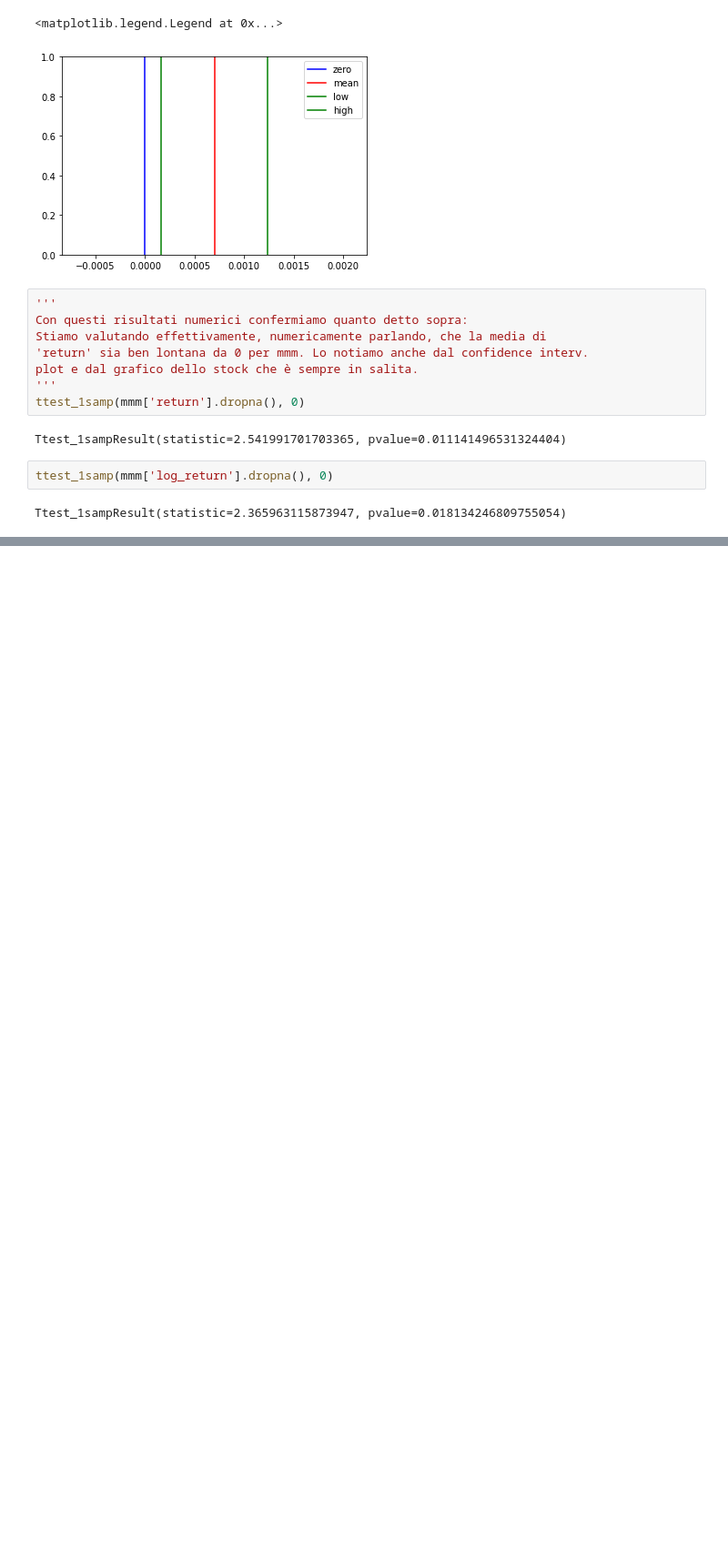
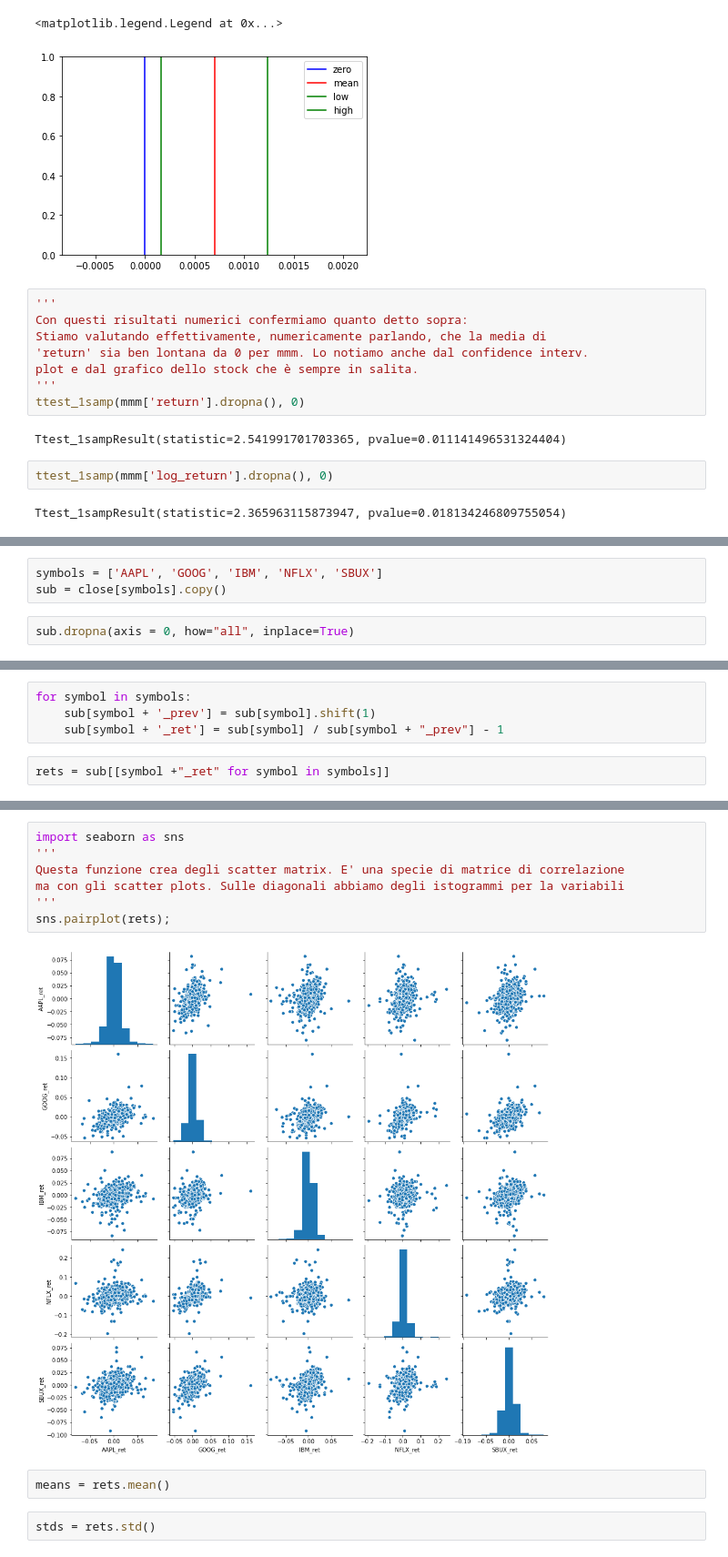
Before and after one commit to emiliocimino/financialengineering, a Jupyter notebook: 1 - Financial Basis/Financial Statistics.ipynb, the cells around one changed output, grey strips where cells are left out. Shown at 91% size. Drawn from its saved outputs; the diff is of its cells as text; blank space fills up the shorter version.

```diff
--- a/1 - Financial Basis/Financial Statistics.ipynb
+++ b/1 - Financial Basis/Financial Statistics.ipynb
@@ -491,0 +505,5 @@ Ttest_1sampResult(statistic=2.365963115873947, pvalue=0.018134246809755054)
+# %%
+symbols = ['AAPL', 'GOOG', 'IBM', 'NFLX', 'SBUX']
+sub = close[symbols].copy()
+# %%
+sub.dropna(axis = 0, how="all", inplace=True)
@@ -491,0 +519,6 @@ Ttest_1sampResult(statistic=2.365963115873947, pvalue=0.018134246809755054)
+# %%
+for symbol in symbols:
+    sub[symbol + '_prev'] = sub[symbol].shift(1)
+    sub[symbol + '_ret'] = sub[symbol] / sub[symbol + "_prev"] - 1
+# %%
+rets = sub[[symbol +"_ret" for symbol in symbols]]
@@ -491,0 +534,13 @@ Ttest_1sampResult(statistic=2.365963115873947, pvalue=0.018134246809755054)
+# %%
+import seaborn as sns
+'''
+Questa funzione crea degli scatter matrix. E' una specie di matrice di correlazione
+ma con gli scatter plots. Sulle diagonali abbiamo degli istogrammi per la variabili
+'''
+sns.pairplot(rets);
+# %% [output]
+[figure, added]
+# %%
+means = rets.mean()
+# %%
+stds = rets.std()
```
Also changed, not shown: parts of 18 cells of this notebook.
